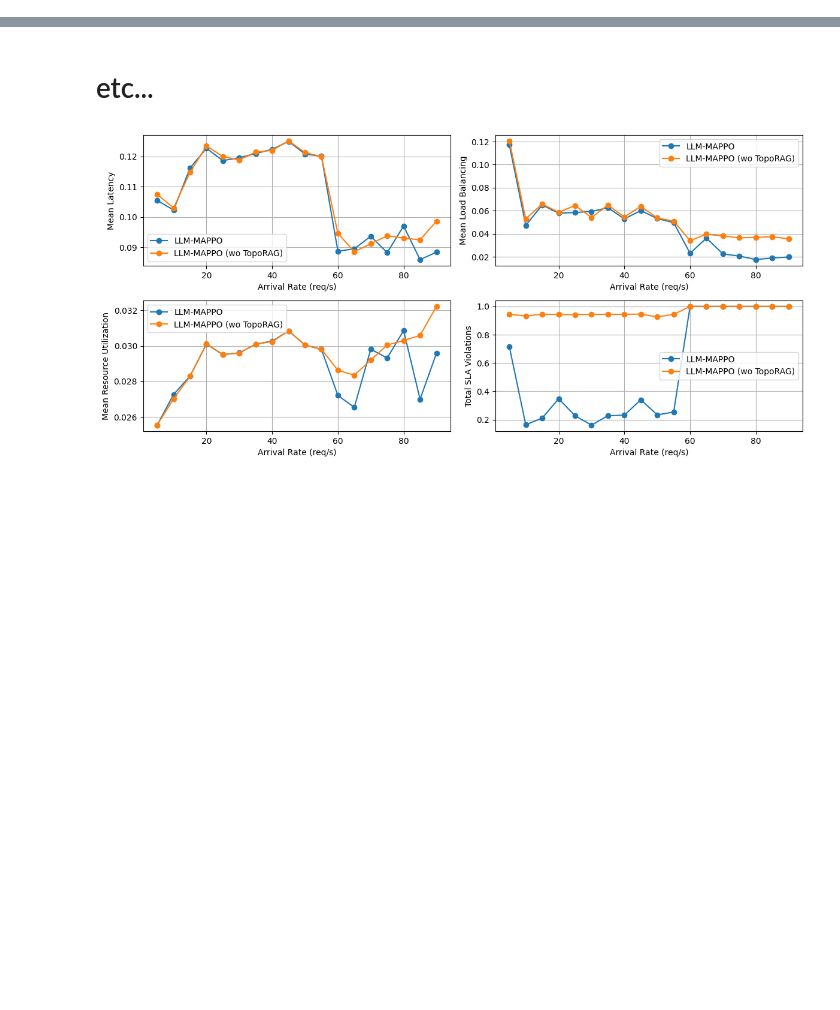
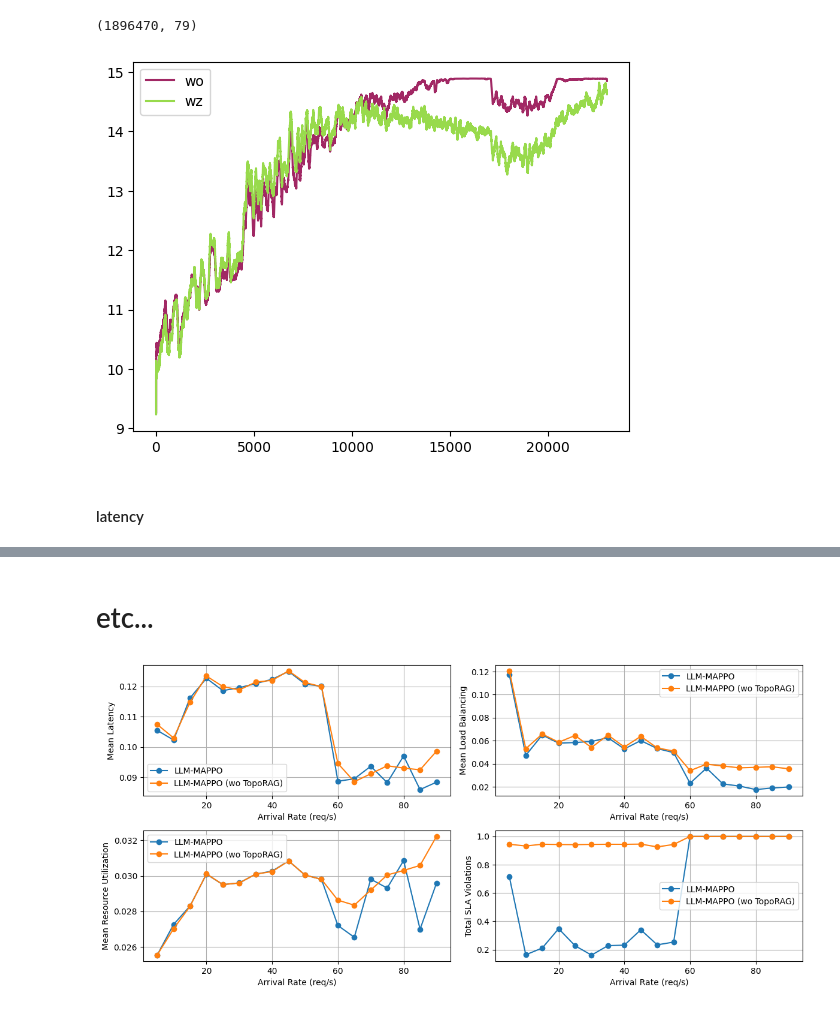
Before and after one commit to 6grc-svc-orch/toporag, a Jupyter notebook: plot.ipynb, the cells around one changed output, grey strips where cells are left out. Drawn from its saved outputs; the diff is of its cells as text; code cells hidden in the pictures; blank space fills up the shorter version.

Commit message:
plot.ipynb wrap

```diff
--- a/plot.ipynb
+++ b/plot.ipynb
@@ -92,0 +7,3 @@ plt.show()
+# %%
+colors = ["#A12864", "#98DA4C"]
+labels = ["wo", "wz"]
@@ -92,0 +14,8 @@ plt.show()
+# %%
+# Load run instead
+run_id = "b9opf3p7"
+
+r = pd.read_pickle(f"{run_id}-log.pkl")
+print(r.shape)
+# %% [output]
+(1896470, 79)
@@ -92,0 +33,13 @@ plt.show()
+# %%
+e_episode = np.load(f"o/e_episode-r.npy")
+e_reward = np.load(f"o/e_reward-wo.npy")
+e_reward1 = np.load(f"o/e_reward-wz.npy")
+
+plt.plot(e_episode, e_reward, color=colors[0], label=labels[0], linestyle='-')
+plt.plot(e_episode, e_reward1, color=colors[1], label=labels[1], linestyle='-')
+plt.legend()
+plt.show()
+# %% [output]
+[figure, added]
+# %% [markdown]
+#### latency
```
Also changed, not shown: parts of 33 cells of this notebook.
